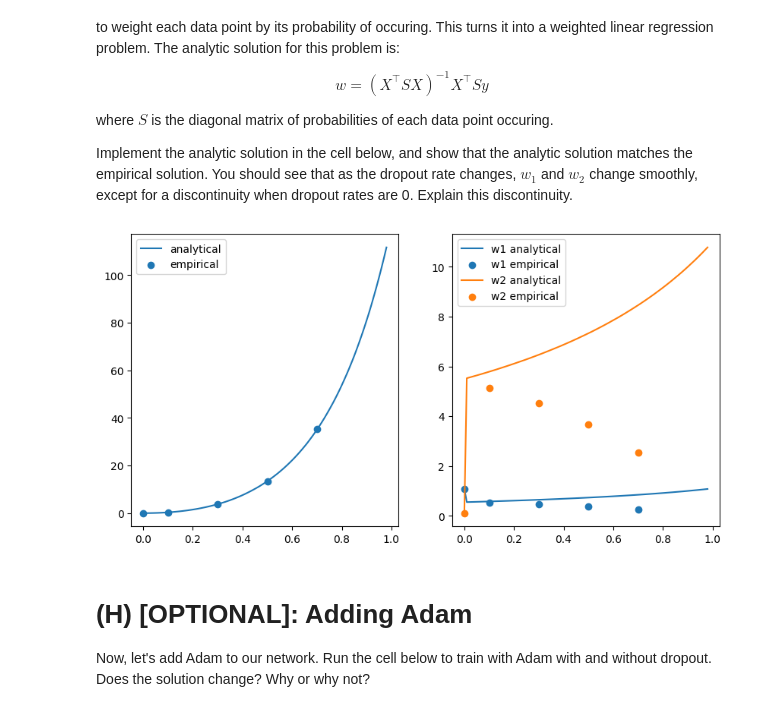
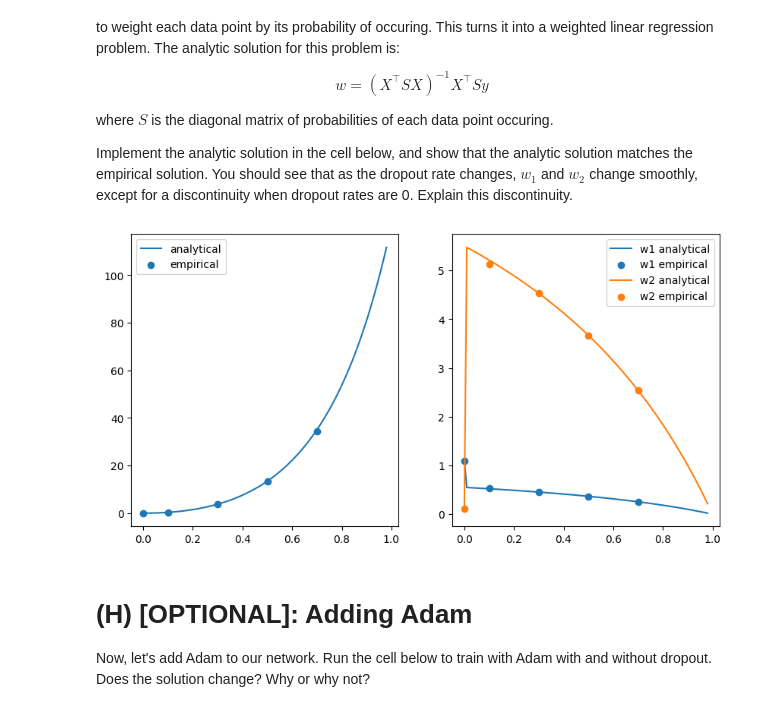
Before and after one commit to StreamSong/SegLab4OfNJU, a Jupyter notebook: hw05/code/q_coding_dropout.ipynb, the cells around one changed output. Saved outputs shown, nothing was run; the diff lists cells and outputs as text; code cells hidden in the pictures.

```diff
--- a/hw05/code/q_coding_dropout.ipynb
+++ b/hw05/code/q_coding_dropout.ipynb
@@ -70,8 +71,11 @@ def print_weights(net):
 # %% [markdown]
 **Complete the following code to create the linear network for the OLS in PyTorch.**
 # %%
+################################################################################
+# TODO: YOUR CODE HERE
+################################################################################
+################################################################################
+
 # Initialize weights with 0
-net = nn.Linear(in_features=2, out_features=1, bias=False)
 net.load_state_dict({k: v * 0 for k, v in net.state_dict().items()})
 losses = train_simple(net)
-# print_weights(net)
@@ -130,12 +144,15 @@ class Dropout(torch.nn.Module):
 
     def forward(self, x):
         if self.training:
-            mask = torch.rand_like(x) > self.p
-            x = mask * x / (1 - self.p)
-            # print(x)
-            return x
+            # create mask with probability (1-p) of keeping each element
+            keep_prob = 1.0 - self.p
+            # Use same device/dtype as x
+            mask = (torch.rand_like(x) < keep_prob).float()
+            # scale by 1/keep_prob to keep expectation unchanged (inverted dropout)
+            return x * mask / keep_prob
         else:
             return x
+
 
 def init_with_dropout(p):
     net = torch.nn.Sequential(
@@ -197,53 +214,66 @@ analytical_dropout_rates = np.arange(0, .99, .01)
 losses_empirical, losses_analytical = [], []
 w1_empirical, w2_empirical, w1_analytical, w2_analytical = [], [], [], []
 for p in analytical_dropout_rates:
-    X = np.array([
-        [10, 1],   # both kept
-        [10, 0],   # drop x2
-        [0, 1],    # drop x1
-        [0, 0]     # both dropped
-    ])
-    Y = np.array([[11], [11], [11], [11]])
+    p_keep = 1 - p
+    x_base = np.array([[10., 1.]])
 
-    S = np.diag([
-        (1 - p)**2,
-        (1 - p)*p,
-        p*(1 - p),
-        p**2
+    drop_patterns = np.array([
+        [1, 1],
+        [0, 1],
+        [1, 0],
+        [0, 0]
     ])
 
-    w_analytic = np.linalg.pinv(X.T @ S @ X) @ X.T @ S @ Y
+    # Scaled inputs under inverted dropout
+    X = (x_base * drop_patterns) / p_keep
+    y_full = np.array([[11.], [11.], [11.], [11.]])
 
+    # Probabilities of each dropout pattern
+    probs = np.array([
+        (p_keep**2),    # keep both
+        (p * p_keep),   # drop w1
+        (p * p_keep),   # drop w2
+        (p**2)          # drop both
+    ])
+
+    # Diagonal weighting matrix
+    S = np.diag(probs)
+
+    # Weighted least squares (use pseudo-inverse for numerical stability)
+    XT_S = X.T @ S
+    w_analytic = np.linalg.pinv(XT_S @ X) @ (XT_S @ y_full)
+    ############################################################################
+    ############################################################################
     x = np.array([[10, 1]])
     y = np.array([[11]])
     l_analytic = ((x @ w_analytic - y) ** 2).item()
     w1_analytical.append(w_analytic[0][0])
     w2_analytical.append(w_analytic[1][0])
     losses_analytical.append(l_analytic)
 for p in empirical_dropout_rates:
     net = init_with_dropout(p)
     # Initialize weights with 0
     losses = train_simple(net, batch_size=1024, itrs=10000, plot=False)
     net.eval()
     losses_empirical.append(((net(torch.FloatTensor(x)) - torch.FloatTensor(y)) ** 2).item())
     w1_empirical.append(net.state_dict()['1.weight'][0][0].item())
     w2_empirical.append(net.state_dict()['1.weight'][0][1].item())
 # Plot all saved values
 plt.figure(figsize=(10, 5))
 plt.subplot(1, 2, 1)
 plt.plot(analytical_dropout_rates, losses_analytical, label='analytical')
 plt.scatter(empirical_dropout_rates, losses_empirical, label='empirical')
 plt.legend()
 
 plt.subplot(1, 2, 2)
 plt.plot(analytical_dropout_rates, w1_analytical, label='w1 analytical')
 plt.scatter(empirical_dropout_rates, w1_empirical, label='w1 empirical')
 plt.plot(analytical_dropout_rates, w2_analytical, label='w2 analytical')
 plt.scatter(empirical_dropout_rates, w2_empirical, label='w2 empirical')
 plt.legend()
 plt.show()
 # %% [output]
-[figure, old version]
+[figure, new version]
 # %% [markdown]
 # (H) [OPTIONAL]: Adding Adam
 
```
Also changed, not shown: parts of 10 cells of this notebook.
